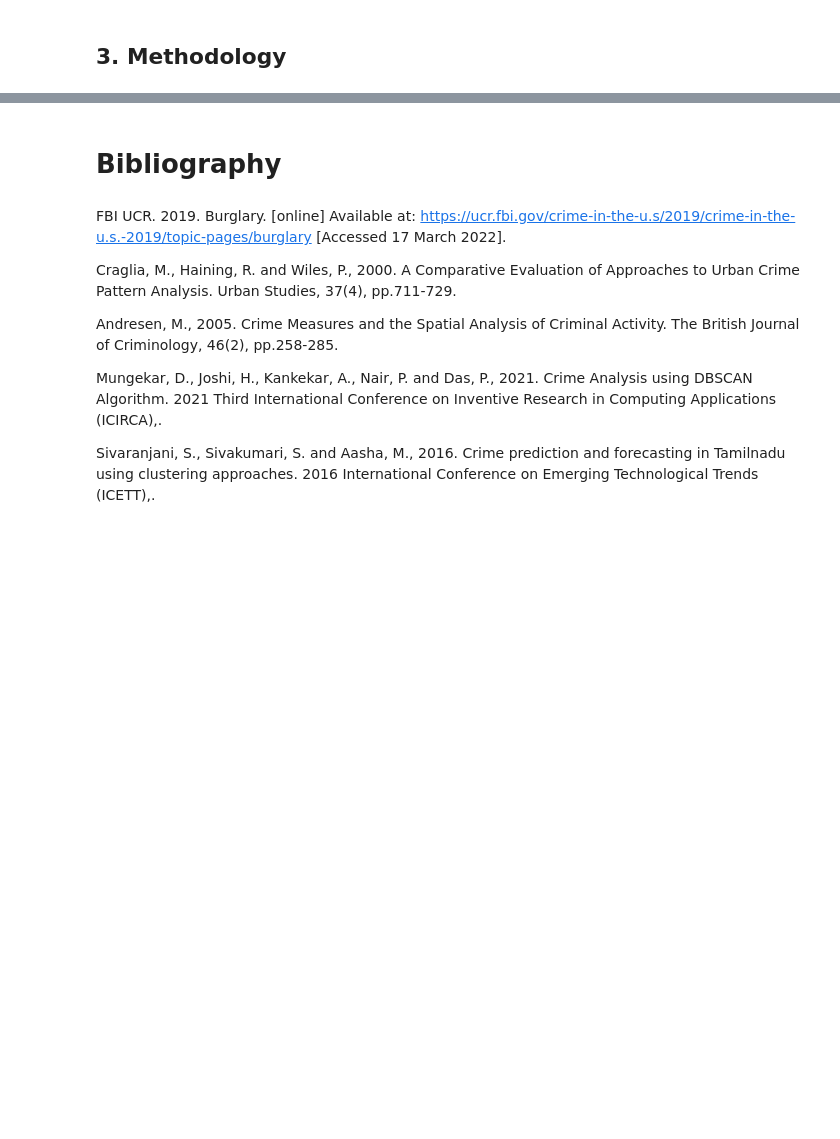
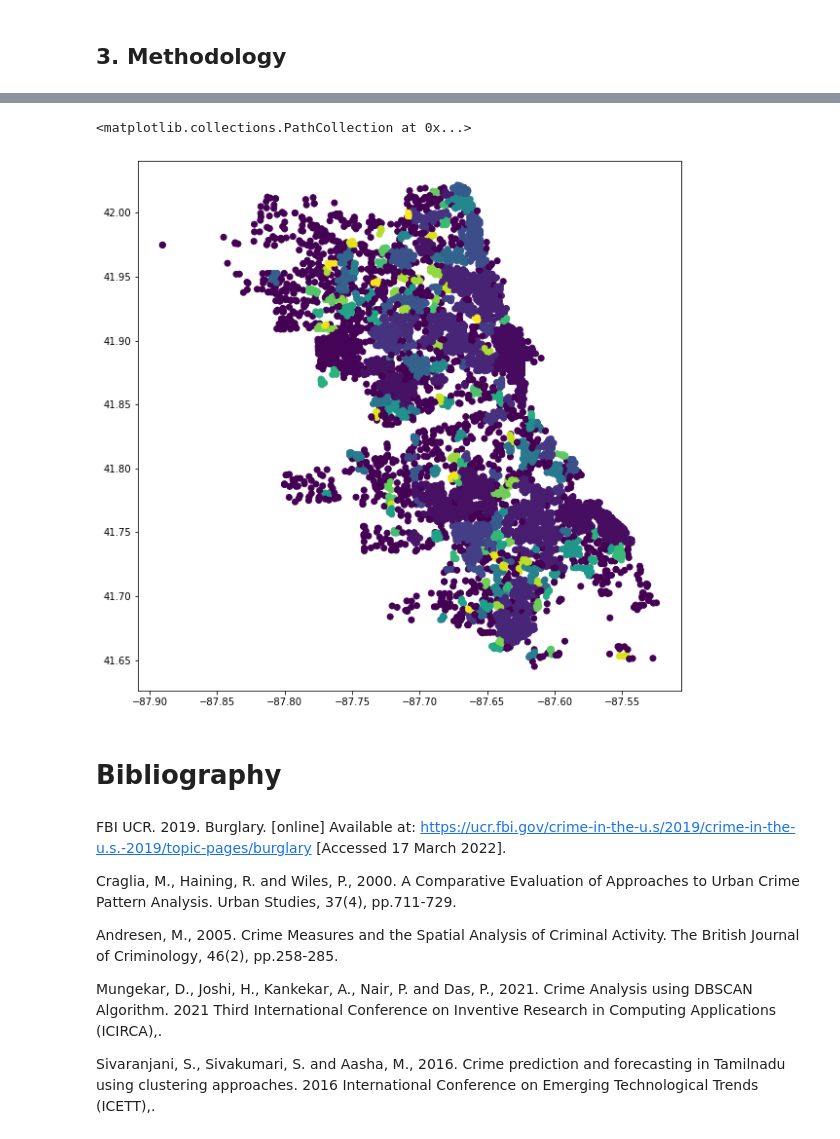
Before and after one commit to NijunJiang/CASA_CW, a Jupyter notebook: coursework.ipynb, the cells around one changed output, grey strips where cells are left out. Drawn from its saved outputs; the diff is of its cells as text; code cells hidden in the pictures; blank space fills up the shorter version.

```diff
--- a/coursework.ipynb
+++ b/coursework.ipynb
@@ -257,0 +286,4 @@ geodata.plot(ax=ax, color="red", markersize=1)
+# %%
+dbscan_opt=DBSCAN(eps=0.003,min_samples=6)
+df = BURGLARY_2020_spatial
+dbscan_opt.fit(df[['latitude','longitude']])
@@ -257,0 +292,4 @@ geodata.plot(ax=ax, color="red", markersize=1)
+# %%
+df['DBSCAN_opt_labels']=dbscan_opt.labels_
+df['DBSCAN_opt_labels'].value_counts()
+df
@@ -258,3 +315,9 @@ geodata.plot(ax=ax, color="red", markersize=1)
+# %%
+plt.figure(figsize=(10,10))
+plt.scatter(df['longitude'],df['latitude'],c=df['DBSCAN_opt_labels'])
+# %% [output]
+<matplotlib.collections.PathCollection at 0x...>
+[figure, added]
 # %% [markdown]
 # Bibliography
 # %% [markdown]
```
Also changed, not shown: parts of 7 cells of this notebook.
